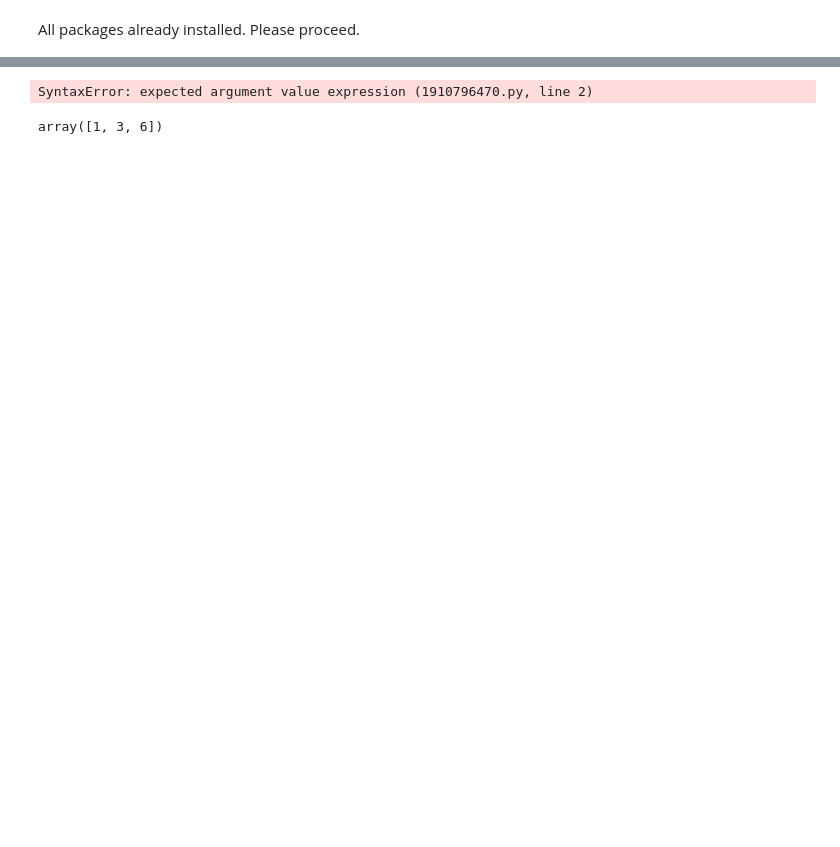
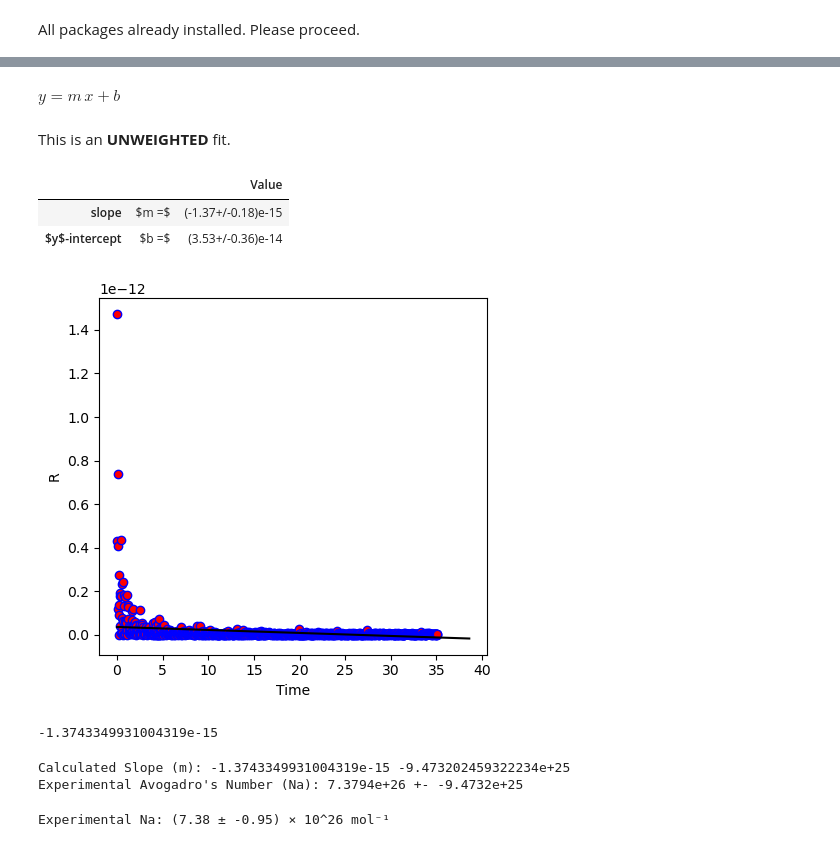
Before and after one commit to GavidD/phys232-labs, a Jupyter notebook: Brownian_Motion/Brownian Motion.ipynb, the cells around one changed output, grey strips where cells are left out. Saved outputs shown, nothing was run; the diff lists cells and outputs as text; code cells hidden in the pictures; blank space fills up the shorter version.

```diff
--- a/Brownian_Motion/Brownian Motion.ipynb
+++ b/Brownian_Motion/Brownian Motion.ipynb
@@ -38,37 +66,46 @@ SyntaxError: expected argument value expression (531993717.py, line 2)
 # %%
 m, b, dm, db, fig3 = PHYS231.LinearFit(
-    xData = ,
-    yData = ,
-    xlabel = ,
-    ylabel = ,
-    xUnits = ,
-    yUnits =
+    xData = df["t"],
+    yData = df["r2a"],
+    xlabel = "Time",
+    ylabel = "R",
+    xUnits = "",
+    yUnits = ""
 );
 # %% [output]
-SyntaxError: expected argument value expression (1910796470.py, line 2)
+$y = m\,x + b$
+This is an **UNWEIGHTED** fit.
+|  |  | Value |
+| slope | $m =$ | (-1.37+/-0.18)e-15 |
+| $y$-intercept | $b =$ | (3.53+/-0.36)e-14 |
+[figure, added]
-# %%
-# ==== Notebook setup: Python and NumPy basics ====
-
-for i in range(10):
-    ...
-
-
-a = np.array([1, 2, 3])
-z = np.zeros(10)
-o = np.ones(10)
-t = np.linspace(0, 1, 100)
-
-b = 2*a + 1
-c = a**2
-s = np.sin(t)
-
-a, a[-1]
-a[1:4]
-a[a > 0.5]
-
-a.mean()
-a.std()
-np.sum(a)
-np.cumsum(a)
-# %% [output]
-array([1, 3, 6])
+# %%
+print(m)
+# %% [output]
+-1.3743349931004319e-15
+# %%
+
+R = 8.314462618
+T = 293.15
+eta = 0.001
+a = 0.51e-6
+na_ex = (2 * R * T) / (3 * np.pi * eta * a * np.abs(m))
+err_na_exp = na_ex * (dm / m)
+
+print(f"Calculated Slope (m): {m} {err_na_exp}")
+print(f"Experimental Avogadro's Number (Na): {na_ex:.4e} +- {err_na_exp:.4e}")
+# %% [output]
+Calculated Slope (m): -1.3743349931004319e-15 -9.473202459322234e+25
+Experimental Avogadro's Number (Na): 7.3794e+26 +- -9.4732e+25
+# %%
+
+exponent = int(np.floor(np.log10(abs(na_ex))))
+factor = 10**exponent
+
+
+val_scaled = na_ex / factor
+err_scaled = err_na_exp / factor
+
+print(f"Experimental Na: ({val_scaled:.2f} ± {err_scaled:.2f}) × 10^{exponent} mol⁻¹")
+# %% [output]
+Experimental Na: (7.38 ± -0.95) × 10^26 mol⁻¹
```
Also changed, not shown: parts of 9 cells of this notebook.
